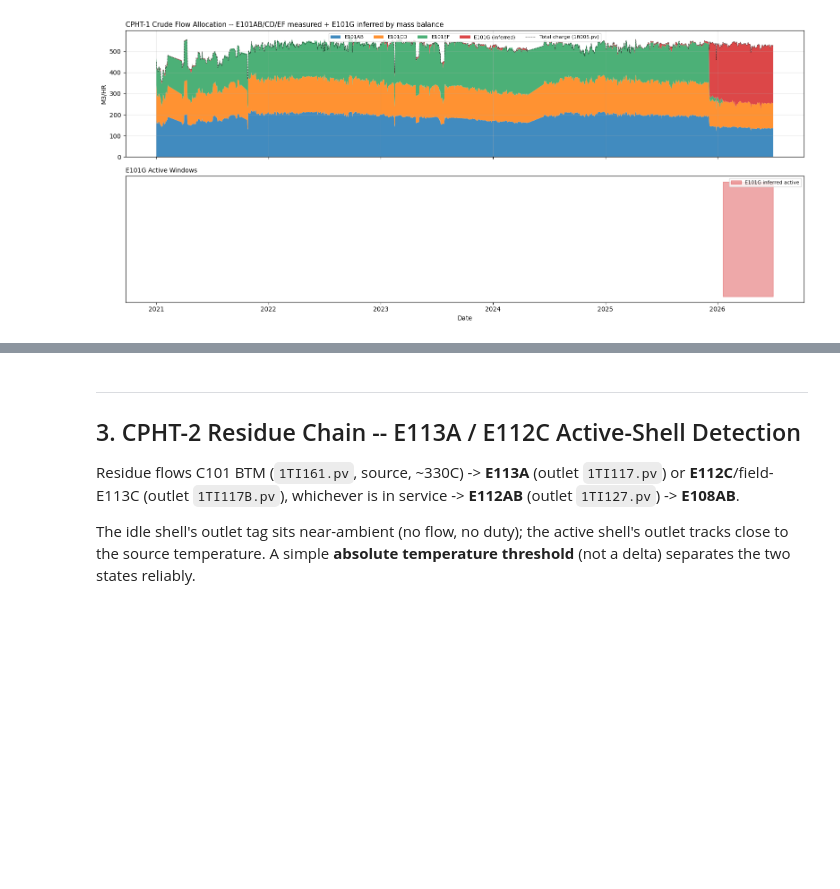
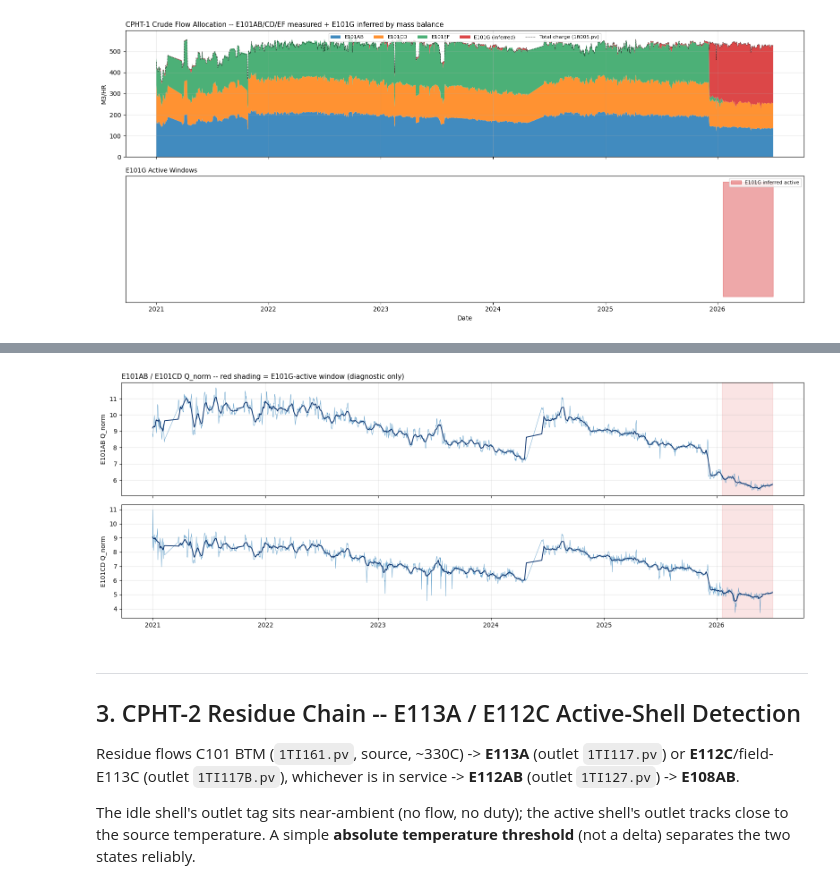
Before and after one commit to Yalika200946/Process-Intern, a Jupyter notebook: notebooks/03_operating_state_classification.ipynb, the cells around one changed output, grey strips where cells are left out. Saved outputs shown, nothing was run; the diff lists cells and outputs as text; code cells hidden in the pictures; blank space fills up the shorter version.

```diff
--- a/notebooks/03_operating_state_classification.ipynb
+++ b/notebooks/03_operating_state_classification.ipynb
@@ -173,3 +249,19 @@ plt.show()
+# %%
+# -- plot: same diagnostic, visual form --
+fig, axes = plt.subplots(2, 1, figsize=(16, 6), sharex=True)
+for ax, (hx, Qn_s) in zip(axes, [('E101AB', Qnorm_E101AB), ('E101CD', Qnorm_E101CD)]):
+    ax.plot(Qn_s.index, Qn_s, linewidth=0.6, alpha=0.7, color='#1f77b4')
+    ax.plot(Qn_s.index, Qn_s.rolling(14, min_periods=5, center=True).mean(), linewidth=1.3, color='#08306b')
+    for w_start, w_end in windows:
+        ax.axvspan(w_start, w_end, color='#d62728', alpha=0.12)
+    ax.set_ylabel(f'{hx} Q_norm')
+    ax.grid(True, alpha=0.3)
+axes[0].set_title('E101AB / E101CD Q_norm -- red shading = E101G-active window (diagnostic only)',
+                   fontsize=11, loc='left')
+plt.tight_layout()
+plt.show()
+# %% [output]
+[figure, added]
 # %% [markdown]
 ---
 ## 3. CPHT-2 Residue Chain -- E113A / E112C Active-Shell Detection
```
Also changed, not shown: parts of 2 cells of this notebook, 54 other files.
